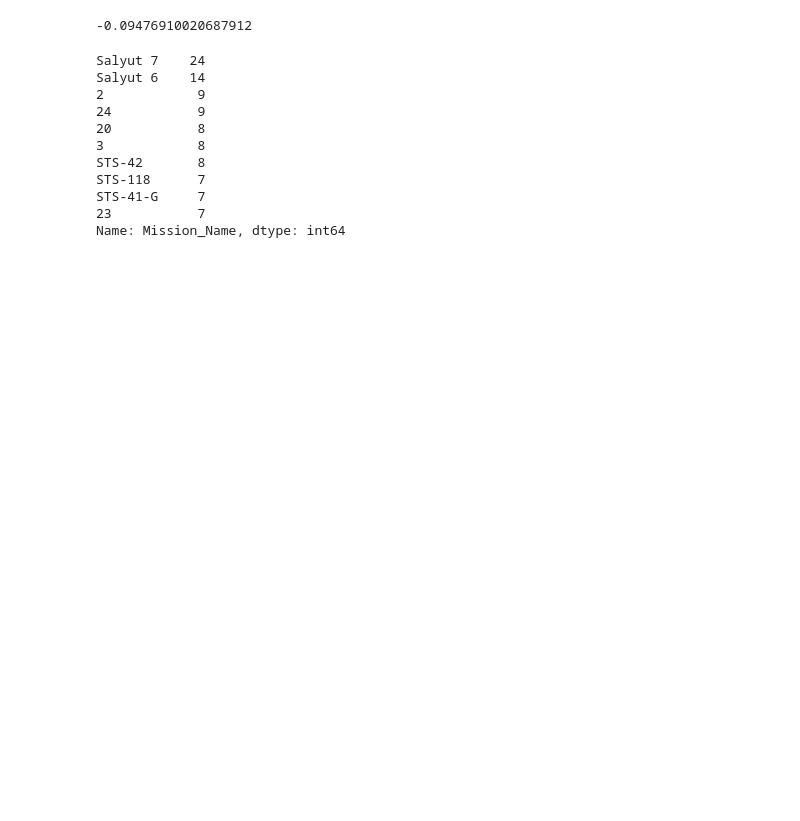
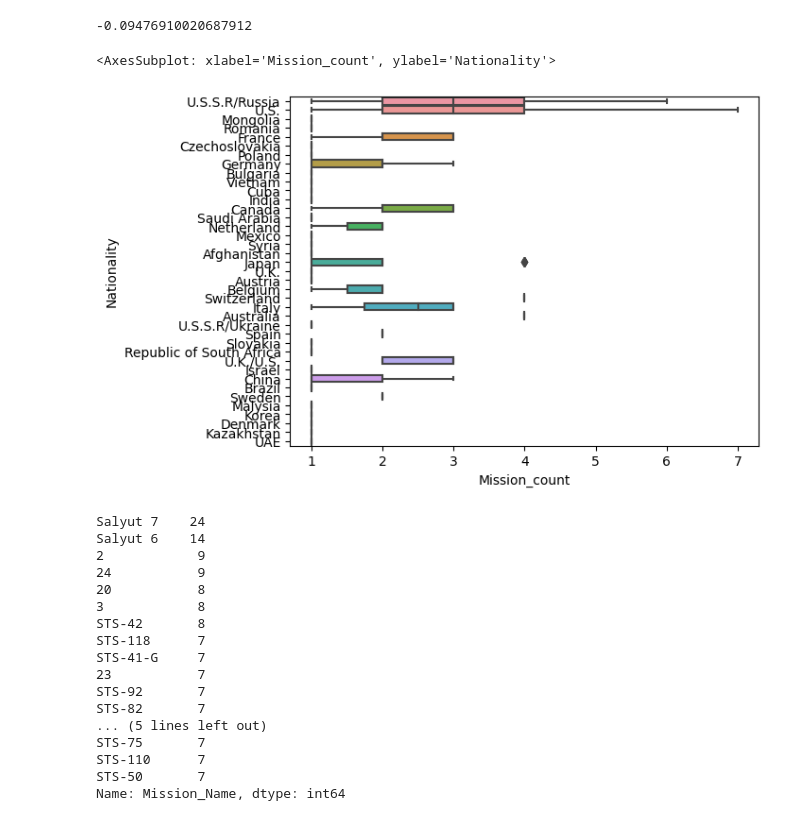
Before and after one commit to crypt0kitik/Introduction-to-Data-Analytics, a Jupyter notebook: Homework sets/SET 2/Astronauts analytics/Astronauts Analysis.ipynb, the cells around one changed output. Saved outputs shown, nothing was run; the diff lists cells and outputs as text; code cells hidden in the pictures; blank space fills up the shorter version.

```diff
--- a/Homework sets/SET 2/Astronauts analytics/Astronauts Analysis.ipynb
+++ b/Homework sets/SET 2/Astronauts analytics/Astronauts Analysis.ipynb
@@ -58,16 +59,19 @@ Index(['Profile.Astronaut Numbers.Overall',
       dtype='object')
 # %%
 # we can delete columns which are unusefull
-# this column does not affect on analysis
+# these columns do not affect on analysis
 df = df.drop('Profile.Astronaut Numbers.Nationwide', axis = 1)
+df = df.drop('Mission.Vechicles.Ascent', axis = 1)
+df = df.drop("Mission.Vechicles.Orbit", axis = 1)
+df = df.drop('Mission.Vechicles.Decent', axis = 1)
 # %%
 # we need to rename columns
 # I wrote in 4 command lines instead of one
 # because it was more convient for typing
 df = df.rename(columns={"Profile.Astronaut Numbers.Overall": "Astronaut_Number", "Profile.Name": "Name", "Profile.Gender": "Gender", "Profile.Birth Year": "Birth_Year"})
 df = df.rename(columns={"Profile.Nationality": "Nationality", "Profile.Military": "Military", "Profile.Selection.Group": "Selection_Group", "Profile.Selection.Year": "Selection_Year"})
-df = df.rename(columns={"Profile.Lifetime Statistics.Mission count": "Mission_count", "Mission.Name": "Mission_Name", "Mission.Role": "Mission_Role", "Mission.Year": "Mission_Year", "Mission.Vechicles.Ascent": "Mission_Vechicles", "Mission.Vechicles.Orbit": "Mission_Vechicles_Orbit"})
-df = df.rename(columns={"Mission.Vechicles.Decent": "Mission_Vechicles_Decent", "Mission.Durations.Mission duration": "Mission_Duration", "Profile.Lifetime Statistics.Mission duration": "Lifetime_Mission_Duration", "Mission.Durations.EVA duration": "Mission_EVA_Duration", "Profile.Lifetime Statistics.EVA duration": "Lifetime_EVA_Duration"})
+df = df.rename(columns={"Profile.Lifetime Statistics.Mission count": "Mission_count", "Mission.Name": "Mission_Name", "Mission.Role": "Mission_Role", "Mission.Year": "Mission_Year"})
+df = df.rename(columns={"Mission.Durations.Mission duration": "Mission_Duration", "Profile.Lifetime Statistics.Mission duration": "Lifetime_Mission_Duration", "Mission.Durations.EVA duration": "Mission_EVA_Duration", "Profile.Lifetime Statistics.EVA duration": "Lifetime_EVA_Duration"})
 df
 # %% [output]
 |  | Astronaut_Number | Name | Gender | Birth_Year | Nationality | Military | Selection_Group | ... |
@@ -197,11 +184,22 @@ Name: Mission_count, dtype: int64
 df['Selection_Year'].corr(df['Mission_count'])
 # %% [output]
 -0.09476910020687912
+# %%
+# Do we have correlations between Mission count and Nationality?
+# Yes, in U.S.S.R and U.S. there more mission at those time
+# It means, that if a person were U.S. or U.S.S.R citizen, they
+# had more chances to become a greater astronauts
+sns.boxplot(x='Mission_count', y='Nationality', data=df)
+# %% [output]
+<AxesSubplot: xlabel='Mission_count', ylabel='Nationality'>
+[figure, added]
 # %%
 # Do we have popular Mission_Name?
 # Is it possible that one mission needeed more astronauts?
+# Numbers are small, there is no mission that needed 100 or more astronauts
+# There is no correlation between Mission and a chance to be selected
 number_mission_count = df['Mission_Name'].value_counts()
-number_mission_count.head(10)
+number_mission_count.head(20)
 # %% [output]
 Salyut 7    24
 Salyut 6    14
@@ -213,4 +211,10 @@ STS-42       8
 STS-118      7
 STS-41-G     7
 23           7
+STS-92       7
+STS-82       7
+... (5 lines left out)
+STS-75       7
+STS-110      7
+STS-50       7
 Name: Mission_Name, dtype: int64
```
Also changed, not shown: parts of 13 cells of this notebook.
